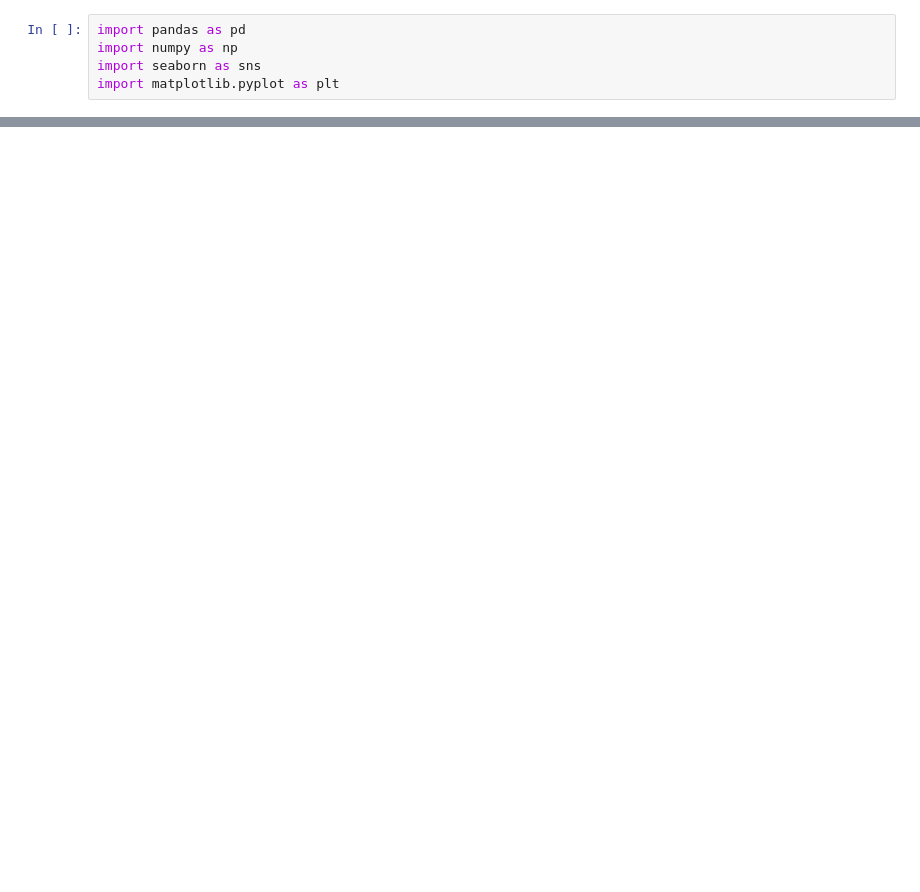
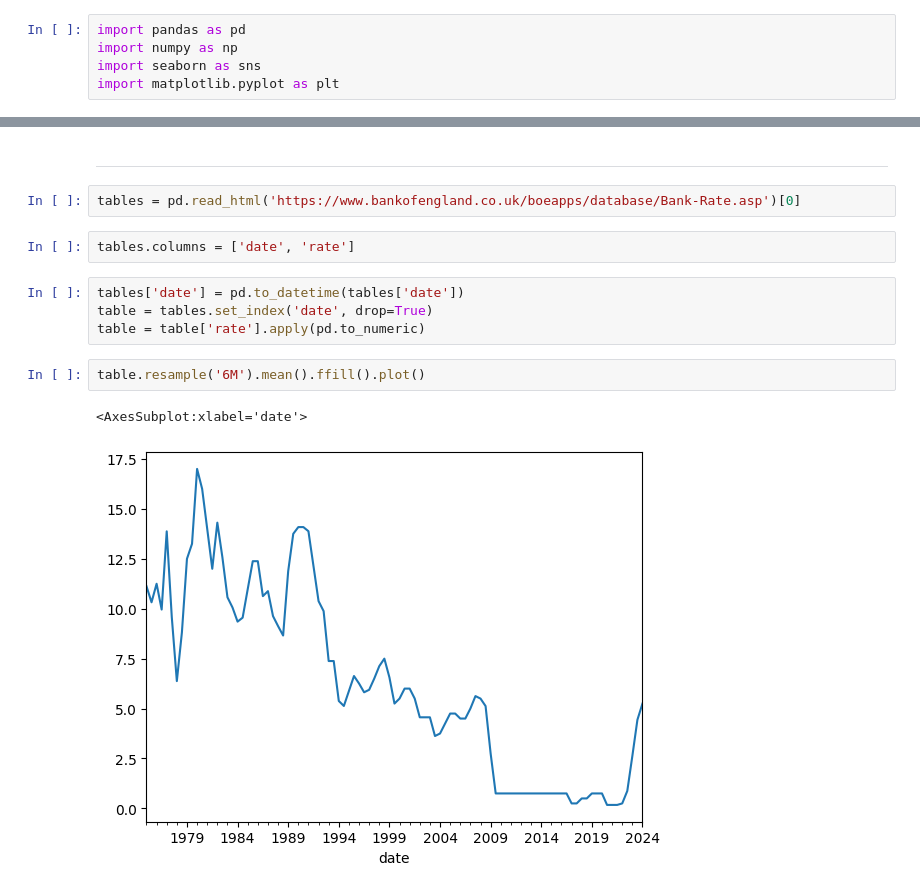
Before and after one commit to QuentinLachaud/airbnb_project, a Jupyter notebook: data_etl.ipynb, the cells around one changed output, grey strips where cells are left out. Drawn from its saved outputs; the diff is of its cells as text; blank space fills up the shorter version.

```diff
--- a/data_etl.ipynb
+++ b/data_etl.ipynb
@@ -64,0 +132,15 @@ plt.legend(['weekday', 'weekend'])
+# %% [markdown]
+<hr>
+# %%
+tables = pd.read_html('https://www.bankofengland.co.uk/boeapps/database/Bank-Rate.asp')[0]
+# %%
+tables.columns = ['date', 'rate']
+# %%
+tables['date'] = pd.to_datetime(tables['date'])
+table = tables.set_index('date', drop=True)
+table = table['rate'].apply(pd.to_numeric)
+# %%
+table.resample('6M').mean().ffill().plot()
+# %% [output]
+<AxesSubplot:xlabel='date'>
+[figure, added]
```
Also changed, not shown: parts of 19 cells of this notebook.
